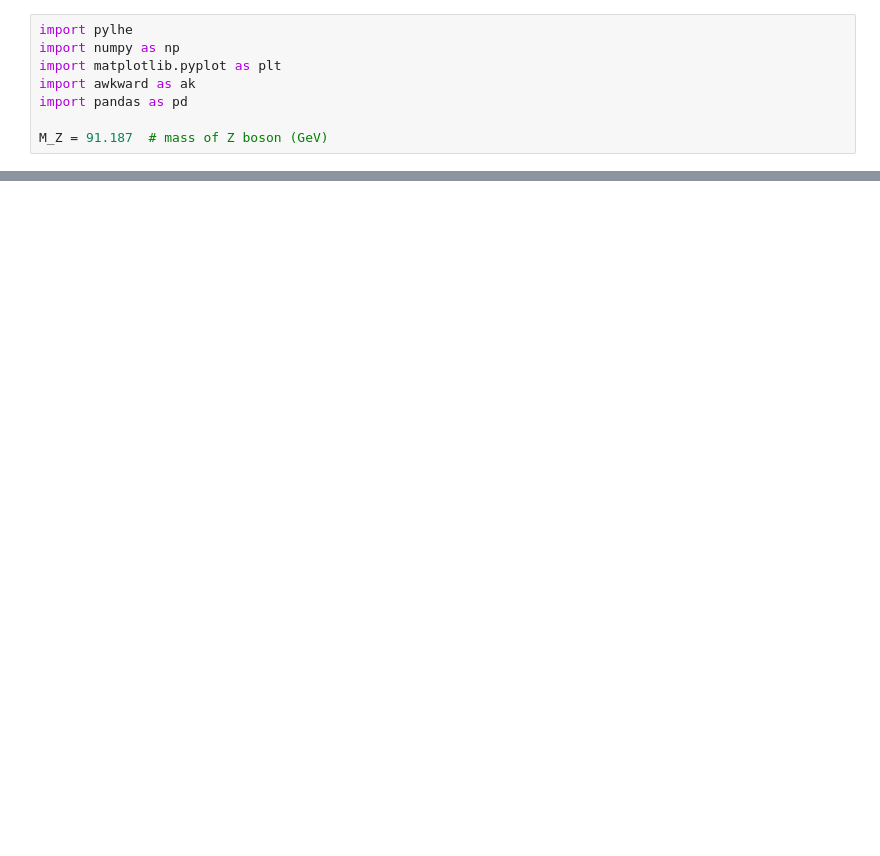
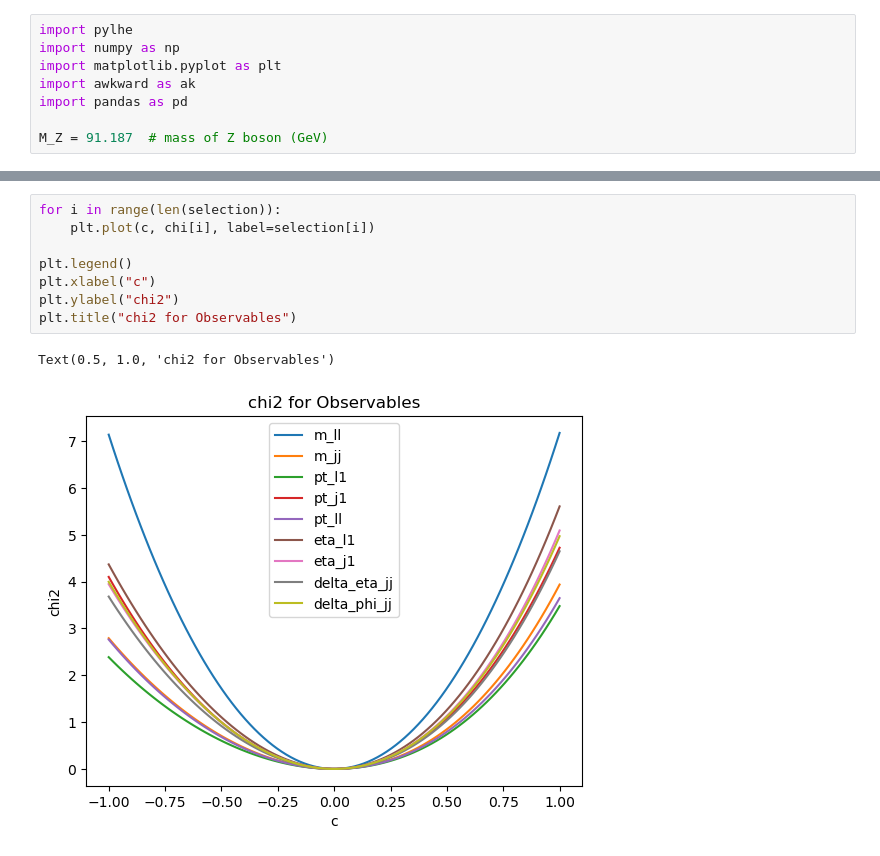
Before and after one commit to baptistebarthe/EFT-VAE, a Jupyter notebook: chi2.ipynb, the cells around one changed output, grey strips where cells are left out. Cells and saved outputs as stored; diff of their text form; blank space fills up the shorter version.

```diff
--- a/chi2.ipynb
+++ b/chi2.ipynb
@@ -83,0 +133,11 @@ plt.plot(c, chi)
+# %%
+for i in range(len(selection)):
+    plt.plot(c, chi[i], label=selection[i])
+
+plt.legend()
+plt.xlabel("c")
+plt.ylabel("chi2")
+plt.title("chi2 for Observables")
+# %% [output]
+Text(0.5, 1.0, 'chi2 for Observables')
+[figure, added]
```
Also changed, not shown: parts of 6 cells of this notebook, 12 other files.
